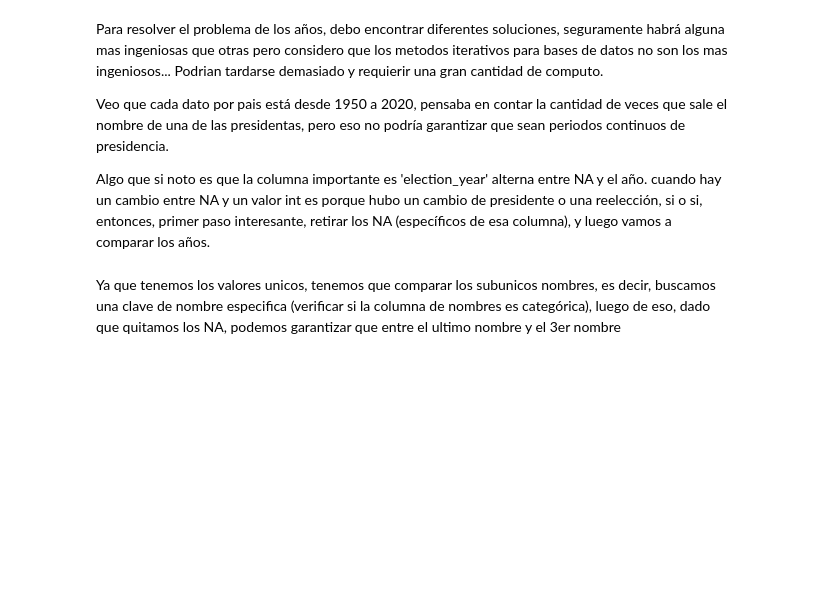
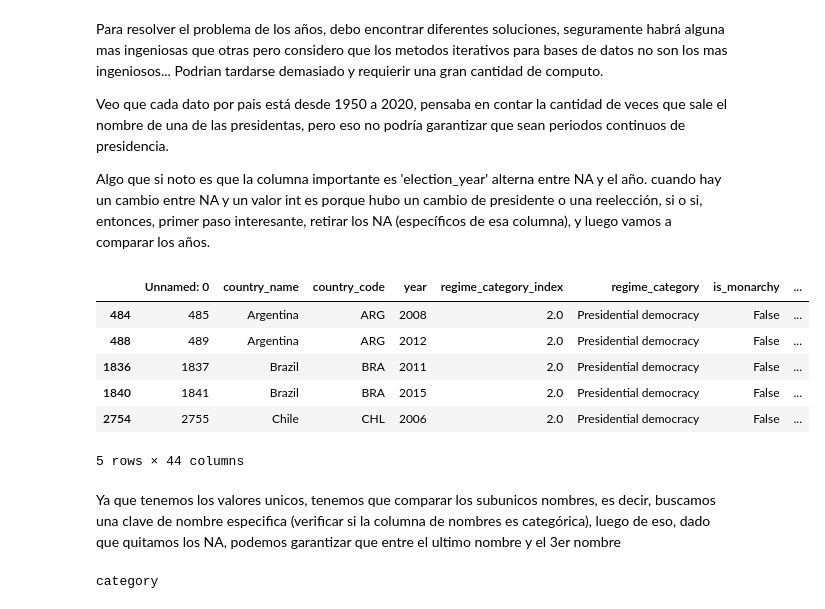
Before and after one commit to Juan-Vega18/-ANALISIS-EXPLOR-DE-DATOS---63510, a Jupyter notebook: TAREA_2.ipynb, the cells around one changed output. Cells and saved outputs as stored; diff of their text form; code cells hidden in the pictures; blank space fills up the shorter version.

```diff
--- a/TAREA_2.ipynb
+++ b/TAREA_2.ipynb
@@ -57,6 +60,20 @@ Algo que si noto es que la columna importante es 'election_year' alterna entre N
 # %%
 df_yr_na = df_fem_dem.dropna(subset='election_year')
 #df_yr_na.to_csv('output_file.csv', index=False)
 #save
+
+df_yr_na.head()
+# %% [output]
+|  | Unnamed: 0 | country_name | country_code | year | regime_category_index | regime_category | is_monarchy | ... |
+| 484 | 485 | Argentina | ARG | 2008 | 2.0 | Presidential democracy | False | ... |
+| 488 | 489 | Argentina | ARG | 2012 | 2.0 | Presidential democracy | False | ... |
+| 1836 | 1837 | Brazil | BRA | 2011 | 2.0 | Presidential democracy | False | ... |
+| 1840 | 1841 | Brazil | BRA | 2015 | 2.0 | Presidential democracy | False | ... |
+| 2754 | 2755 | Chile | CHL | 2006 | 2.0 | Presidential democracy | False | ... |
+5 rows × 44 columns
 # %% [markdown]
 Ya que tenemos los valores unicos, tenemos que comparar los subunicos nombres, es decir, buscamos una clave de nombre especifica (verificar si la columna de nombres es categórica), luego de eso, dado que quitamos los NA, podemos garantizar que entre el ultimo nombre y el 3er nombre
+# %%
+print(df_yr_na['president_name'].dtype)
+# %% [output]
+category
```
Also changed, not shown: parts of 9 cells of this notebook.
